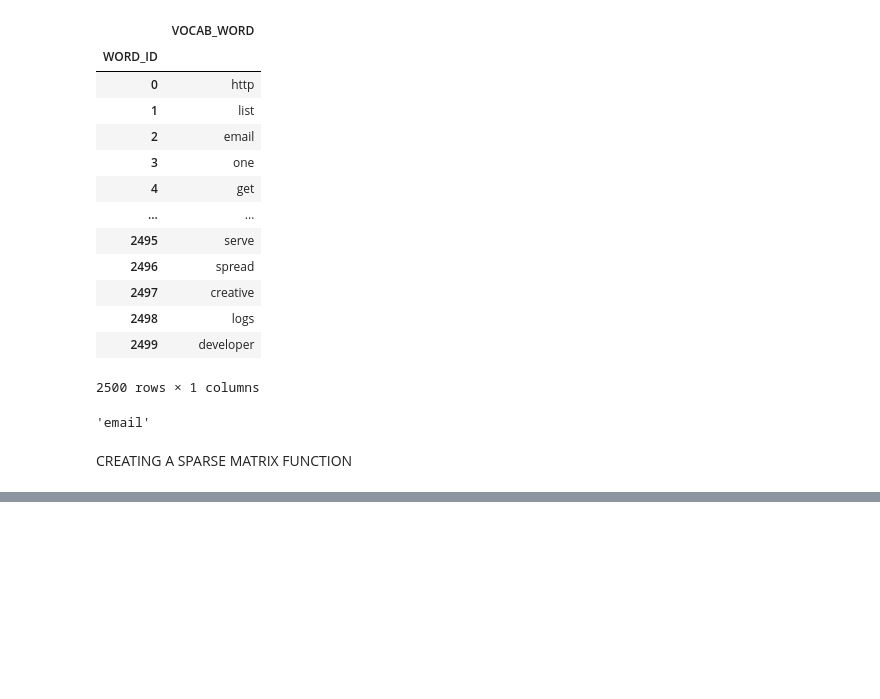
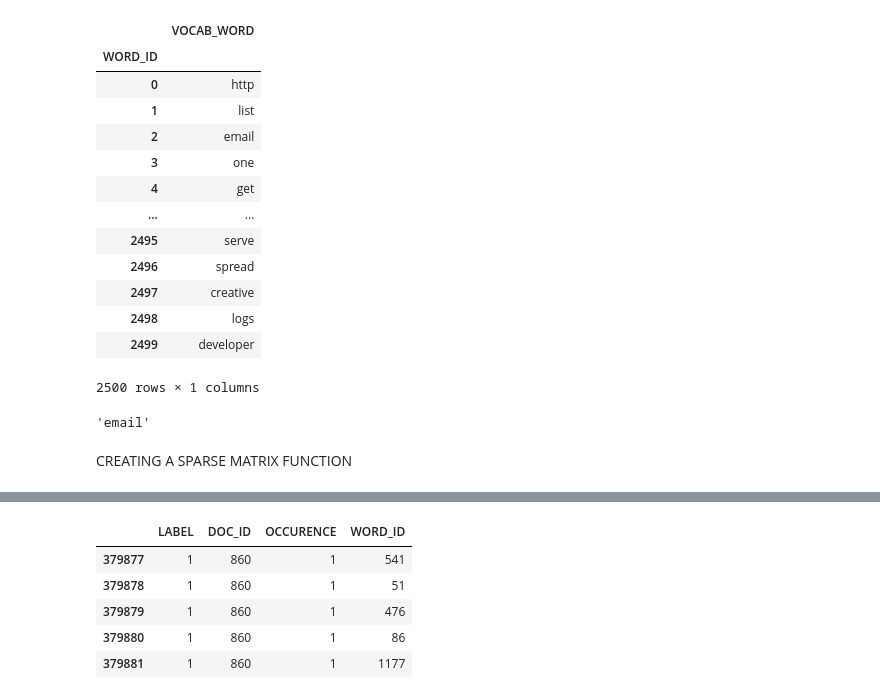
Before and after one commit to KumarGaurav20/Spam-Emails, a Jupyter notebook: Spam_Filteration.ipynb, the cells around one changed output, grey strips where cells are left out. Cells and saved outputs as stored; diff of their text form; code cells hidden in the pictures; blank space fills up the shorter version.

```diff
--- a/Spam_Filteration.ipynb
+++ b/Spam_Filteration.ipynb
@@ -499,0 +519,9 @@ def make_sparse_matrix(df, indexed_words, labels):  #labels is the categoory
+# %%
+sparse_train_df[-5:]
+# %% [output]
+|  | LABEL | DOC_ID | OCCURENCE | WORD_ID |
+| 379877 | 1 | 860 | 1 | 541 |
+| 379878 | 1 | 860 | 1 | 51 |
+| 379879 | 1 | 860 | 1 | 476 |
+| 379880 | 1 | 860 | 1 | 86 |
+| 379881 | 1 | 860 | 1 | 1177 |
```
Also changed, not shown: parts of 16 cells of this notebook.
